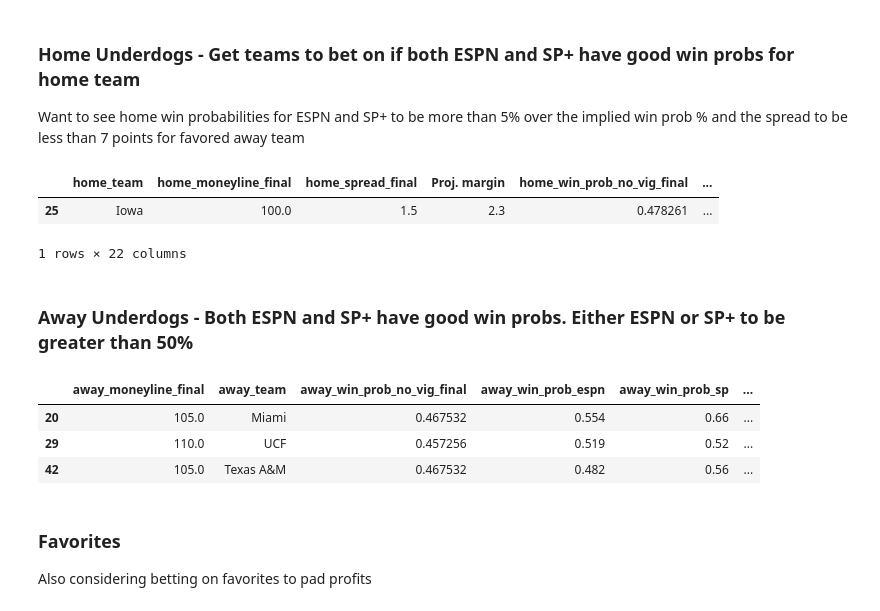
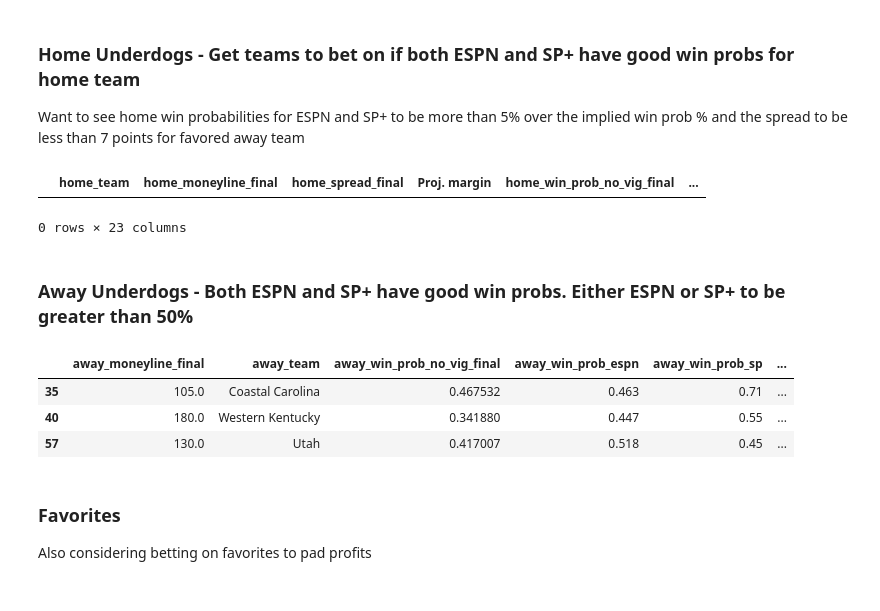
Before and after one commit to regomoto/sports_betting, a Jupyter notebook: 2022_week_12_test.ipynb, the cells around one changed output. Drawn from its saved outputs; the diff is of its cells as text; code cells hidden in the pictures.

```diff
--- a/week_11_test.ipynb
+++ b/2022_week_12_test.ipynb
@@ -9,8 +10,8 @@ sat_day_num is used for getting the day of the month for this week's football ga
 df_name_prefix is how the file names for exported dataframes will be stored as so it is easy to know what I am looking at before opening and for sorting later
 # %%
 year_num = 2022
-week_num = 11
-sat_day_num = 12
+week_num = 12
+sat_day_num = 19
 df_name_prefix = 'cfb.' + str(year_num) + '.' + str(week_num)
 # %% [markdown]
 ### Import libraries
@@ -561,7 +557,8 @@ sp_rename_dict = {'Miami-FL':'Miami',
                  'Massachusetts':'UMass',
                  'USF':'South Florida',
                  'UTSA':'UT San Antonio',
-                 'Hawaii':'Hawai\'i'}
+                 'Hawaii':'Hawai\'i',
+                 'UConn': 'Connecticut'}
 # %%
 # rename home teams from SP+
 new_home_name_list = []
@@ -610,20 +607,20 @@ Want to see home win probabilities for ESPN and SP+ to be more than 5% over the
 
 display_cols = ['home_team','home_moneyline_final', 'home_spread_final', 'Proj. margin', 'home_win_prob_no_vig_final', 'home_win_prob_espn',\
                 'home_win_prob_sp', 'home_elo_prob', 'win_loss_home','home_win_%', 'ap_rank_home','coaches_rank_home','away_team','away_win_prob_no_vig_final', \
-                'away_win_prob_espn', 'away_win_prob_sp', 'away_elo_prob', 'win_loss_away', 'away_win_%','ap_rank_away', 'coaches_rank_away', 'start_time']
+                'away_win_prob_espn', 'away_win_prob_sp', 'away_elo_prob', 'win_loss_away', 'away_win_%','ap_rank_away', 'coaches_rank_away', 'start_time', 'outlet']
 
 # spread to be under for chance to win
-spread_limit = 7
+spread_limit = 21
 
 # percentage difference
 perc_limit = 0
 
 # moneyline limits
-ml_limit_lo = -200
-ml_limit_hi = 200
+ml_limit_lo = -500
+ml_limit_hi = 500
 
 
-home_bets_df = betting_df[(betting_df['home_moneyline_final'] >= ml_limit) &\
+home_bets_df = betting_df[(betting_df['home_moneyline_final'] >= ml_limit_lo) &\
                           (betting_df['home_spread_final']<spread_limit)&\
                           # but need spread to be greater than 0 so is still underdog
                           (betting_df['home_spread_final']>=0)&\
@@ -639,32 +636,31 @@ home_bets_df = betting_df[(betting_df['home_moneyline_final'] >= ml_limit) &\
 home_bets_df
 # %% [output]
 |  | home_team | home_moneyline_final | home_spread_final | Proj. margin | home_win_prob_no_vig_final | ... |
-| 25 | Iowa | 100.0 | 1.5 | 2.3 | 0.478261 | ... |
-1 rows × 22 columns
+0 rows × 23 columns
 # %% [markdown]
 ### Away Underdogs - Both ESPN and SP+ have good win probs. Either ESPN or SP+ to be greater than 50%
 # %%
 # get games where the away team is not favored and have a greater than 47% chance at winning for espn and sp+
 display_cols = ['away_moneyline_final', 'away_team','away_win_prob_no_vig_final', 'away_win_prob_espn', \
                 'away_win_prob_sp', 'away_elo_prob', 'win_loss_away', 'away_win_%',\
                 'home_team','home_moneyline_final', 'home_spread_final', 'Proj. margin', 'home_win_prob_no_vig_final', 'home_win_prob_espn',\
-                'home_win_prob_sp', 'home_elo_prob', 'win_loss_home','home_win_%', 'start_time']
+                'home_win_prob_sp', 'home_elo_prob', 'win_loss_home','home_win_%', 'start_time', 'outlet']
 
 # win perc floor
 win_perc_floor = .5
 
 # moneyline limit
-ml_limit_away = 100
+ml_limit_away = 0
 
-away_bets_df = betting_df[(betting_df['away_moneyline_final'] > ml_limit_away) &\
+away_bets_df = betting_df[(betting_df['away_moneyline_final'] >= ml_limit_away) &\
            ((betting_df['away_win_prob_espn']>win_perc_floor)|\
            (betting_df['away_win_prob_sp']>win_perc_floor))][display_cols]
 away_bets_df
 # %% [output]
 |  | away_moneyline_final | away_team | away_win_prob_no_vig_final | away_win_prob_espn | away_win_prob_sp | ... |
-| 20 | 105.0 | Miami | 0.467532 | 0.554 | 0.66 | ... |
-| 29 | 110.0 | UCF | 0.457256 | 0.519 | 0.52 | ... |
-| 42 | 105.0 | Texas A&M | 0.467532 | 0.482 | 0.56 | ... |
+| 35 | 105.0 | Coastal Carolina | 0.467532 | 0.463 | 0.71 | ... |
+| 40 | 180.0 | Western Kentucky | 0.341880 | 0.447 | 0.55 | ... |
+| 57 | 130.0 | Utah | 0.417007 | 0.518 | 0.45 | ... |
 # %% [markdown]
 ### Favorites
 
```
Also changed, not shown: parts of 28 cells of this notebook, 2 other files.
